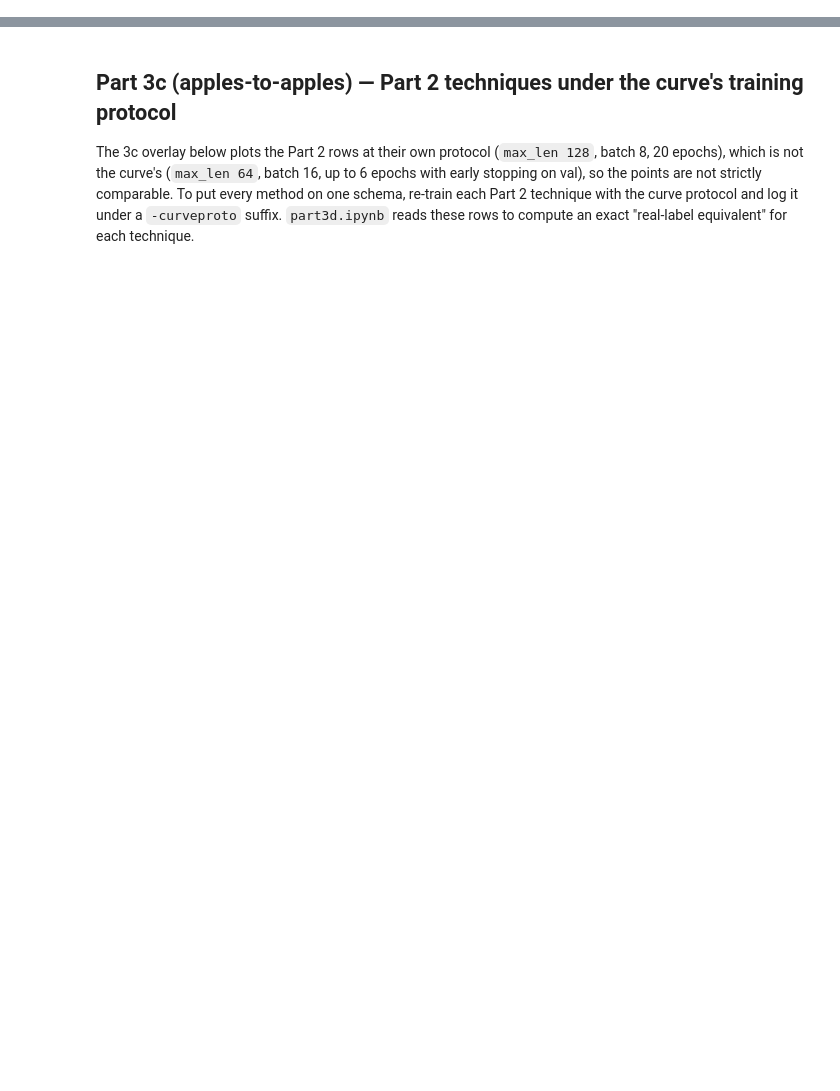
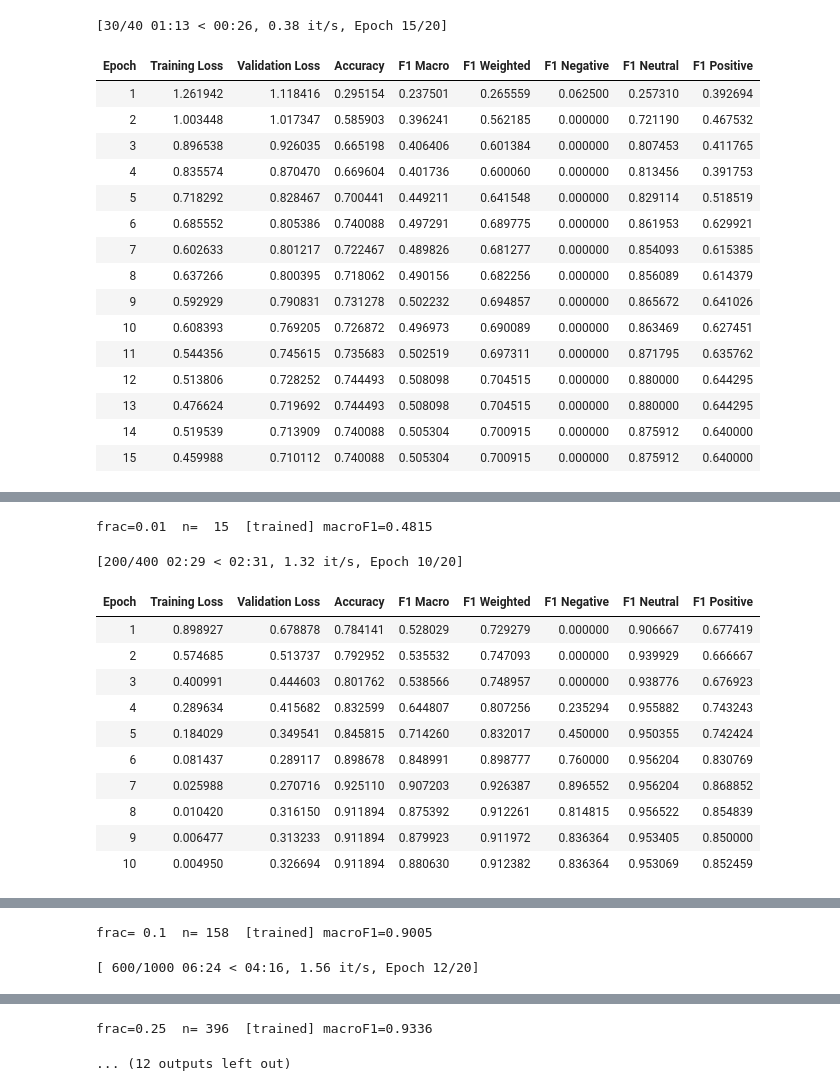
Before and after one commit to cherrylchico/advanced_nlp, a Jupyter notebook: notebooks/part3.ipynb, the cells around one changed output, grey strips where cells are left out. Saved outputs shown, nothing was run; the diff lists cells and outputs as text; code cells hidden in the pictures; blank space fills up the shorter version.

```diff
--- a/notebooks/part3.ipynb
+++ b/notebooks/part3.ipynb
@@ -174,38 +187,52 @@ fmt = eu.fmt
 # %%
+#47 minutes M4 Macbook Air
 # watermark: AGLLM (AI-assisted content disclosure)
-# Part 3a: data-scaling curve — fine-tune a fresh BERT on increasing fractions of train,
-# early-stopping on val, and evaluate the best-on-val checkpoint on test. Lighter fixed
-# protocol (max_len 64, batch 16, up to 6 epochs, early-stop patience 2) so the curve
-# isolates data quantity.
-# RESUME-AWARE + PROTOCOL-SAFE: a logged fraction is reused only if its notes match the
-# current CURVE protocol (epochs/maxlen/patience) — editing CURVE retrains instead of
-# silently mixing protocols. With early stopping this is ~2-3 h on CPU; delete rows to force.
-# NOTE: du.subset_by_fraction samples each fraction independently (stratified, same
-# seed) — fractions are NOT nested subsets of each other; see its docstring.
-CURVE = dict(epochs=6, batch=16, max_len=64, patience=2)
-FRACTIONS = [0.01, 0.10, 0.25, 0.50, 0.75, 1.00]
+# Part 3a — data-scaling curve. SAME protocol as Part 2's BEST model (full fine-tuning, NO
+# freezing): up to 20 epochs with early stopping on the held-out val macro-F1 (patience 3),
+# lr 2e-5, batch 8, max_len 128 -- i.e. train_bert's defaults, identical to bert_part2.ipynb.
+# The ONLY thing that varies across the curve is the number of TRAINING rows.
+CURVE = dict(epochs=20, batch=8, max_len=128, patience=3)    # == Part 2 full-FT protocol
+FRACTIONS = [0.01, 0.10, 0.25, 0.50, 0.75, 1.00]             # increasing increments of train
 
 curve_rows = []
 for f in FRACTIONS:
     method = f'full-{int(f * 100)}%'
-    sub = du.subset_by_fraction(train, f)
+    sub = du.subset_by_fraction(train, f)                    # stratified subset; val/test untouched
     prev = logged(method, full_row=True)
     m = None
     if prev is not None:
         kv = notes_kv(prev['notes'])
         if (kv.get('epochs') == str(CURVE['epochs']) and kv.get('maxlen') == str(CURVE['max_len'])
                 and kv.get('patience') == str(CURVE['patience'])):
             m = {k: prev[k] for k in eu.METRIC_KEYS}
             print(f"frac={f:>4}  n={len(sub):4d}  [cached]  macroF1={float(m['f1_macro']):.4f}")
         else:
             print(f"frac={f:>4}  [stale] logged row used a different protocol — retraining")
     if m is None:
-        tr = train_bert(sub, '../.cache/bert_curve', **CURVE)
+        # full FT, early-stop on val; log_epochs=True keeps the live Part 2-style metrics table
+        tr = train_bert(sub, '../.cache/bert_curve', lr=2e-5, log_epochs=True, **CURVE)
         m = eval_split(tr, test)
         eu.log_result(MODEL, method, len(sub), m,
-                      notes=f"frac={f}; epochs={CURVE['epochs']}; maxlen={CURVE['max_len']}; "
-                            f"patience={CURVE['patience']}")
+                      notes=f"frac={f}; n={len(sub)}; full fine-tuning; lr=2e-5; "
+                            f"epochs={CURVE['epochs']}; maxlen={CURVE['max_len']}; "
+                            f"patience={CURVE['patience']}; early_stop=val_f1_macro")
         print(f"frac={f:>4}  n={len(sub):4d}  [trained] macroF1={float(m['f1_macro']):.4f}")
     curve_rows.append({'frac': f, 'n_train': len(sub), **m})
-
-pd.DataFrame(curve_rows)
+# %% [output]
+[30/40 01:13 < 00:26, 0.38 it/s, Epoch 15/20]
+| Epoch | Training Loss | Validation Loss | Accuracy | F1 Macro | F1 Weighted | F1 Negative | F1 Neutral | F1 Positive |
+| 1 | 1.261942 | 1.118416 | 0.295154 | 0.237501 | 0.265559 | 0.062500 | 0.257310 | 0.392694 |
+| 2 | 1.003448 | 1.017347 | 0.585903 | 0.396241 | 0.562185 | 0.000000 | 0.721190 | 0.467532 |
+| 3 | 0.896538 | 0.926035 | 0.665198 | 0.406406 | 0.601384 | 0.000000 | 0.807453 | 0.411765 |
+| 4 | 0.835574 | 0.870470 | 0.669604 | 0.401736 | 0.600060 | 0.000000 | 0.813456 | 0.391753 |
+| 5 | 0.718292 | 0.828467 | 0.700441 | 0.449211 | 0.641548 | 0.000000 | 0.829114 | 0.518519 |
+| 6 | 0.685552 | 0.805386 | 0.740088 | 0.497291 | 0.689775 | 0.000000 | 0.861953 | 0.629921 |
+| 7 | 0.602633 | 0.801217 | 0.722467 | 0.489826 | 0.681277 | 0.000000 | 0.854093 | 0.615385 |
+| 8 | 0.637266 | 0.800395 | 0.718062 | 0.490156 | 0.682256 | 0.000000 | 0.856089 | 0.614379 |
+| 9 | 0.592929 | 0.790831 | 0.731278 | 0.502232 | 0.694857 | 0.000000 | 0.865672 | 0.641026 |
+| 10 | 0.608393 | 0.769205 | 0.726872 | 0.496973 | 0.690089 | 0.000000 | 0.863469 | 0.627451 |
+| 11 | 0.544356 | 0.745615 | 0.735683 | 0.502519 | 0.697311 | 0.000000 | 0.871795 | 0.635762 |
+| 12 | 0.513806 | 0.728252 | 0.744493 | 0.508098 | 0.704515 | 0.000000 | 0.880000 | 0.644295 |
+| 13 | 0.476624 | 0.719692 | 0.744493 | 0.508098 | 0.704515 | 0.000000 | 0.880000 | 0.644295 |
+| 14 | 0.519539 | 0.713909 | 0.740088 | 0.505304 | 0.700915 | 0.000000 | 0.875912 | 0.640000 |
+| 15 | 0.459988 | 0.710112 | 0.740088 | 0.505304 | 0.700915 | 0.000000 | 0.875912 | 0.640000 |
@@ -211,0 +240,13 @@ pd.DataFrame(curve_rows)
+frac=0.01  n=  15  [trained] macroF1=0.4815
+[200/400 02:29 < 02:31, 1.32 it/s, Epoch 10/20]
+| Epoch | Training Loss | Validation Loss | Accuracy | F1 Macro | F1 Weighted | F1 Negative | F1 Neutral | F1 Positive |
+| 1 | 0.898927 | 0.678878 | 0.784141 | 0.528029 | 0.729279 | 0.000000 | 0.906667 | 0.677419 |
+| 2 | 0.574685 | 0.513737 | 0.792952 | 0.535532 | 0.747093 | 0.000000 | 0.939929 | 0.666667 |
+| 3 | 0.400991 | 0.444603 | 0.801762 | 0.538566 | 0.748957 | 0.000000 | 0.938776 | 0.676923 |
+| 4 | 0.289634 | 0.415682 | 0.832599 | 0.644807 | 0.807256 | 0.235294 | 0.955882 | 0.743243 |
+| 5 | 0.184029 | 0.349541 | 0.845815 | 0.714260 | 0.832017 | 0.450000 | 0.950355 | 0.742424 |
+| 6 | 0.081437 | 0.289117 | 0.898678 | 0.848991 | 0.898777 | 0.760000 | 0.956204 | 0.830769 |
+| 7 | 0.025988 | 0.270716 | 0.925110 | 0.907203 | 0.926387 | 0.896552 | 0.956204 | 0.868852 |
+| 8 | 0.010420 | 0.316150 | 0.911894 | 0.875392 | 0.912261 | 0.814815 | 0.956522 | 0.854839 |
+| 9 | 0.006477 | 0.313233 | 0.911894 | 0.879923 | 0.911972 | 0.836364 | 0.953405 | 0.850000 |
+| 10 | 0.004950 | 0.326694 | 0.911894 | 0.880630 | 0.912382 | 0.836364 | 0.953069 | 0.852459 |
@@ -211,0 +254,2 @@ pd.DataFrame(curve_rows)
+frac= 0.1  n= 158  [trained] macroF1=0.9005
+[ 600/1000 06:24 < 04:16, 1.56 it/s, Epoch 12/20]
@@ -212,3 +270,2 @@ pd.DataFrame(curve_rows)
+frac=0.25  n= 396  [trained] macroF1=0.9336
+... (12 outputs left out)
-# %% [markdown]
-## Part 3c (apples-to-apples) — Part 2 techniques under the curve's training protocol
-The 3c overlay below plots the Part 2 rows at their own protocol (`max_len 128`, batch 8, 20 epochs), which is not the curve's (`max_len 64`, batch 16, up to 6 epochs with early stopping on val), so the points are not strictly comparable.‍ To put every method on one schema, re-train each Part 2 technique with the curve protocol and log it under a `-curveproto` suffix.‍ `part3d.ipynb` reads these rows to compute an exact "real-label equivalent" for each technique.‍
```
Also changed, not shown: parts of 27 cells of this notebook, 3 other files.
